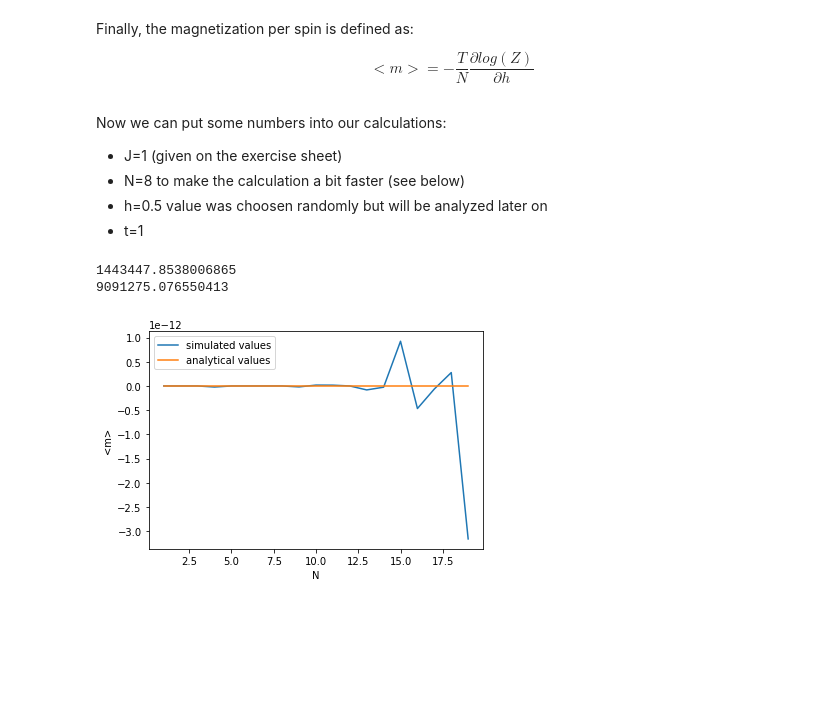
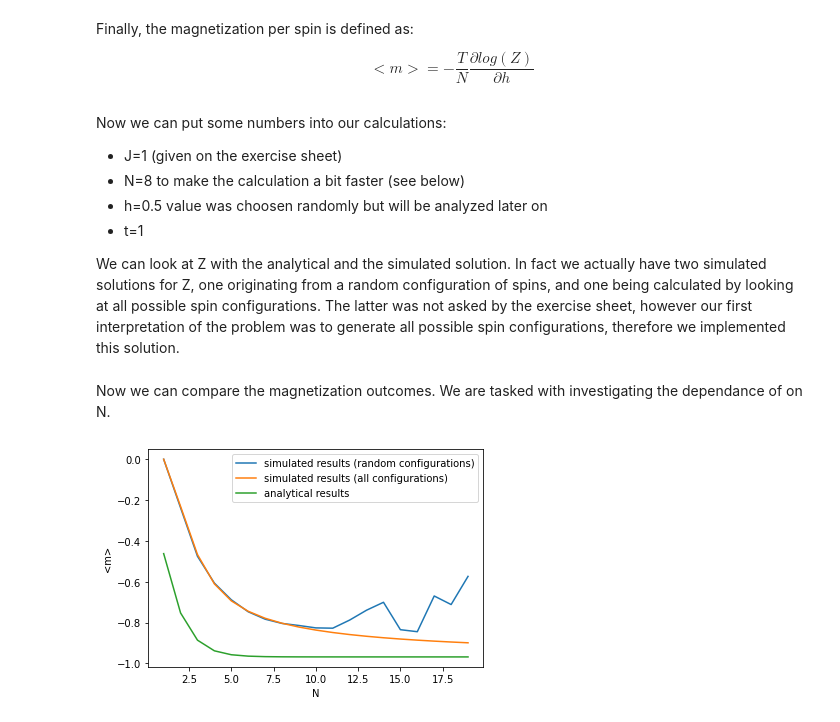
Before and after one commit to thomas-matt-block/physics760_Martin, a Jupyter notebook: Exercise 1/exercise1.ipynb, the cells around one changed output. Drawn from its saved outputs; the diff is of its cells as text; code cells hidden in the pictures; blank space fills up the shorter version.

Commit message:
Updated code now with randomly generating spin configurations and some rambling about the results :)

```diff
--- a/Exercise 1/exercise1.ipynb
+++ b/Exercise 1/exercise1.ipynb
@@ -72,3 +74,14 @@ def gen_spinarrays(length):
+# %%
+def gen_spinarrays_randomly(length, ammount):
+    configurations=[]
+    current_configuration=[]
+    for j in range(ammount):
+        for i in range(length):
+            #a random integer between 1 and 3 (1, 2)
+            current_configuration=current_configuration+[2*rd.randint(1, 2)-3]
+        configurations=configurations+[current_configuration]
+        current_configuration=[]
+    return configurations
 # %% [markdown]
 Now we can also implement the numerical solution that is given on the exercise sheet:
 
@@ -95,7 +108,13 @@ Finally, the magnetization per spin is defined as:
     <m>=-\frac{T}{N}\frac{\partial log(Z)}{\partial h}
 \end{equation}
 # %%
-def magnetization_simulation(lenght, j, h, t, intervall):
+def magnetization_random_configurations(lenght, amount, j, h, t, intervall):
+    array=gen_spinarrays_randomly(lenght, amount)
+    z_1=z_simulated(array, j, h+(intervall/2), t)
+    z_2=z_simulated(array, j, h-(intervall/2), t)
+    return (-1/lenght*((np.log(z_1)-np.log(z_2))/intervall))
+
+def magnetization_all_possible_configurations(lenght, j, h, t, intervall):
     z_1=z_simulated(gen_spinarrays(lenght), j, h+(intervall/2), t)
     z_2=z_simulated(gen_spinarrays(lenght), j, h-(intervall/2), t)
     return (-1/lenght*((np.log(z_1)-np.log(z_2))/intervall))
@@ -110,30 +129,32 @@ Now we can put some numbers into our calculations:
 *  N=8 to make the calculation a bit faster (see below)
 *  h=0.5 value was choosen randomly but will be analyzed later on
 *  t=1
+
+We can look at Z with the analytical and the simulated solution. In fact we actually have two simulated solutions for Z, one originating from a random configuration of spins, and one being calculated by looking at all possible spin configurations. The latter was not asked by the exercise sheet, however our first interpretation of the problem was to generate all possible spin configurations, therefore we implemented this solution.
 # %%
 N=8
 J=1
 h=0.5
 t=1
-
-print(z_simulated(gen_spinarrays(N), J, h, t))
-print(z_analytical(N, J, h, t))
+number_of_values=1000
-# %% [output]
-1443447.8538006865
-9091275.076550413
+# %% [markdown]
+Now we can compare the magnetization outcomes. We are tasked with investigating the dependance of <m> on N.
 # %%
 N_array=np.arange(1, 20, 1)
-magnetization_N_dependance_simulation=np.zeros(len(N_array))
+magnetization_N_dependance_simulation_random=np.zeros(len(N_array))
+magnetization_N_dependance_simulation_all_possible=np.zeros(len(N_array))
 magnetization_N_dependance_analytical=np.zeros(len(N_array))
 for i in range(len(N_array)):
-    magnetization_N_dependance_simulation[i]=magnetization_simulation(N_array[i], J, h, t, 0.01)
+    magnetization_N_dependance_simulation_random[i]=magnetization_random_configurations(N_array[i], number_of_values, J, h, t, 0.01)
+    magnetization_N_dependance_simulation_all_possible[i]=magnetization_all_possible_configurations(N_array[i], J, h, t, 0.01)
     magnetization_N_dependance_analytical[i]=magnetization_analytical(N_array[i], J, h, t, 0.01)
-plt.plot(N_array, magnetization_N_dependance_simulation, label="simulated values")
-plt.plot(N_array, magnetization_N_dependance_analytical, label="analytical values")
-plt.legend(loc="best")
+plt.plot(N_array, magnetization_N_dependance_simulation_random, label="simulated results (random configurations)")
+plt.plot(N_array, magnetization_N_dependance_simulation_all_possible, label="simulated results (all configurations)")
+plt.plot(N_array, magnetization_N_dependance_analytical, label="analytical results")
+plt.legend(loc="upper right")
 plt.xlabel("N")
 plt.ylabel("<m>")
 
 plt.savefig("Diagramm_N_m.png", dpi=300)
 # %% [output]
-[figure, old version]
+[figure, new version]
```
Also changed, not shown: parts of 4 cells of this notebook.
